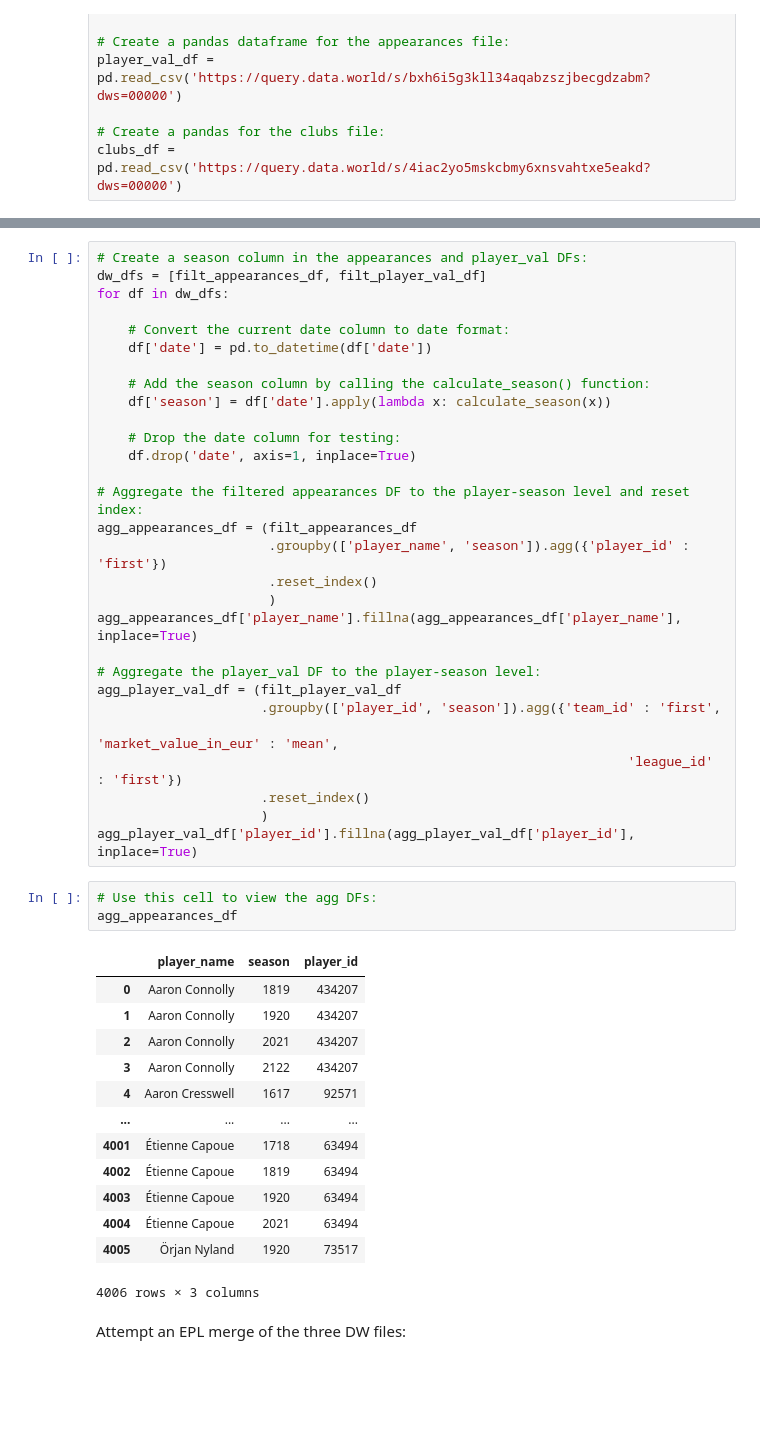
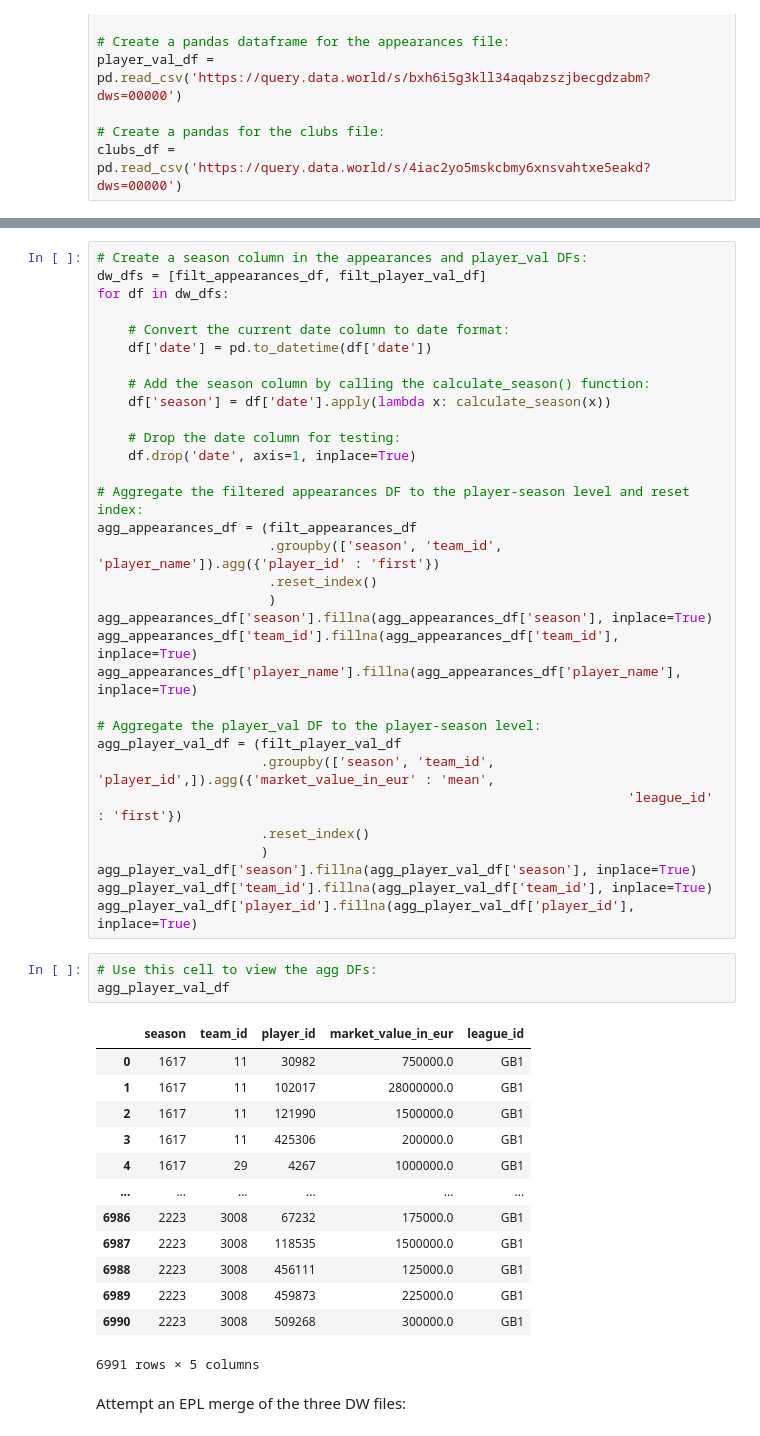
Before and after one commit to cmartins2001/player-valuation-model, a Jupyter notebook: transferMKT_merge_testing.ipynb, the cells around one changed output, grey strips where cells are left out. Drawn from its saved outputs; the diff is of its cells as text; blank space fills up the shorter version.

```diff
--- a/transferMKT_merge_testing.ipynb
+++ b/transferMKT_merge_testing.ipynb
@@ -94,36 +123,39 @@ for df in dw_dfs:
 
 # Aggregate the filtered appearances DF to the player-season level and reset index:
 agg_appearances_df = (filt_appearances_df
-                      .groupby(['player_name', 'season']).agg({'player_id' : 'first'})
+                      .groupby(['season', 'team_id', 'player_name']).agg({'player_id' : 'first'})
                       .reset_index()
                       )
+agg_appearances_df['season'].fillna(agg_appearances_df['season'], inplace=True)
+agg_appearances_df['team_id'].fillna(agg_appearances_df['team_id'], inplace=True)
 agg_appearances_df['player_name'].fillna(agg_appearances_df['player_name'], inplace=True)
 
 # Aggregate the player_val DF to the player-season level:
 agg_player_val_df = (filt_player_val_df
-                     .groupby(['player_id', 'season']).agg({'team_id' : 'first',
-                                                                    'market_value_in_eur' : 'mean',
+                     .groupby(['season', 'team_id', 'player_id',]).agg({'market_value_in_eur' : 'mean',
                                                                     'league_id' : 'first'})
                      .reset_index()
                      )
+agg_player_val_df['season'].fillna(agg_player_val_df['season'], inplace=True)
+agg_player_val_df['team_id'].fillna(agg_player_val_df['team_id'], inplace=True)
 agg_player_val_df['player_id'].fillna(agg_player_val_df['player_id'], inplace=True)
 # %%
 # Use this cell to view the agg DFs:
-agg_appearances_df
+agg_player_val_df
 # %% [output]
-|  | player_name | season | player_id |
-| 0 | Aaron Connolly | 1819 | 434207 |
-| 1 | Aaron Connolly | 1920 | 434207 |
-| 2 | Aaron Connolly | 2021 | 434207 |
-| 3 | Aaron Connolly | 2122 | 434207 |
-| 4 | Aaron Cresswell | 1617 | 92571 |
-| ... | ... | ... | ... |
-| 4001 | Étienne Capoue | 1718 | 63494 |
-| 4002 | Étienne Capoue | 1819 | 63494 |
-| 4003 | Étienne Capoue | 1920 | 63494 |
-| 4004 | Étienne Capoue | 2021 | 63494 |
-| 4005 | Örjan Nyland | 1920 | 73517 |
+|  | season | team_id | player_id | market_value_in_eur | league_id |
+| 0 | 1617 | 11 | 30982 | 750000.0 | GB1 |
+| 1 | 1617 | 11 | 102017 | 28000000.0 | GB1 |
+| 2 | 1617 | 11 | 121990 | 1500000.0 | GB1 |
+| 3 | 1617 | 11 | 425306 | 200000.0 | GB1 |
+| 4 | 1617 | 29 | 4267 | 1000000.0 | GB1 |
+| ... | ... | ... | ... | ... | ... |
+| 6986 | 2223 | 3008 | 67232 | 175000.0 | GB1 |
+| 6987 | 2223 | 3008 | 118535 | 1500000.0 | GB1 |
+| 6988 | 2223 | 3008 | 456111 | 125000.0 | GB1 |
+| 6989 | 2223 | 3008 | 459873 | 225000.0 | GB1 |
+| 6990 | 2223 | 3008 | 509268 | 300000.0 | GB1 |
-4006 rows × 3 columns
+6991 rows × 5 columns
 # %% [markdown]
 Attempt an EPL merge of the three DW files:
 # %%
```
Also changed, not shown: parts of 8 cells of this notebook, 1 other file.
